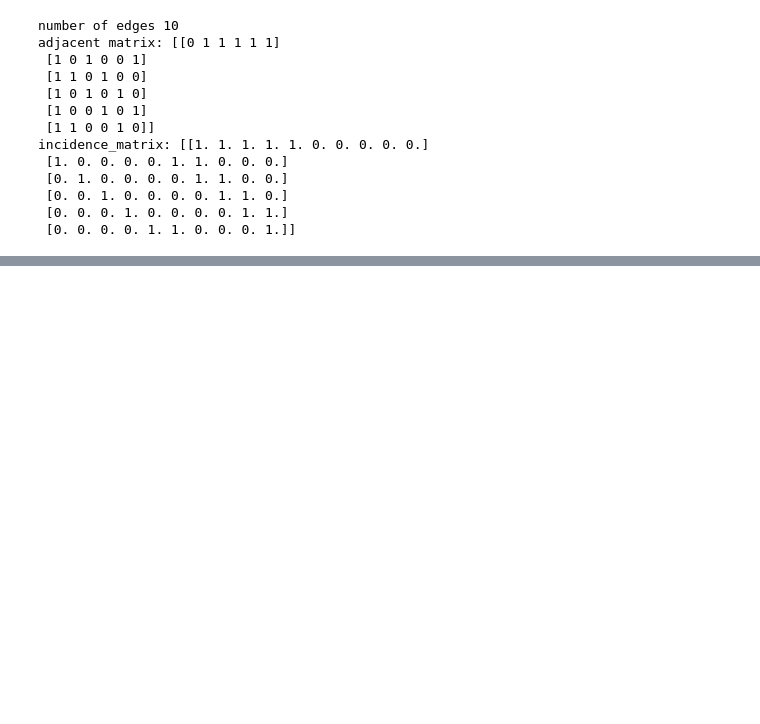
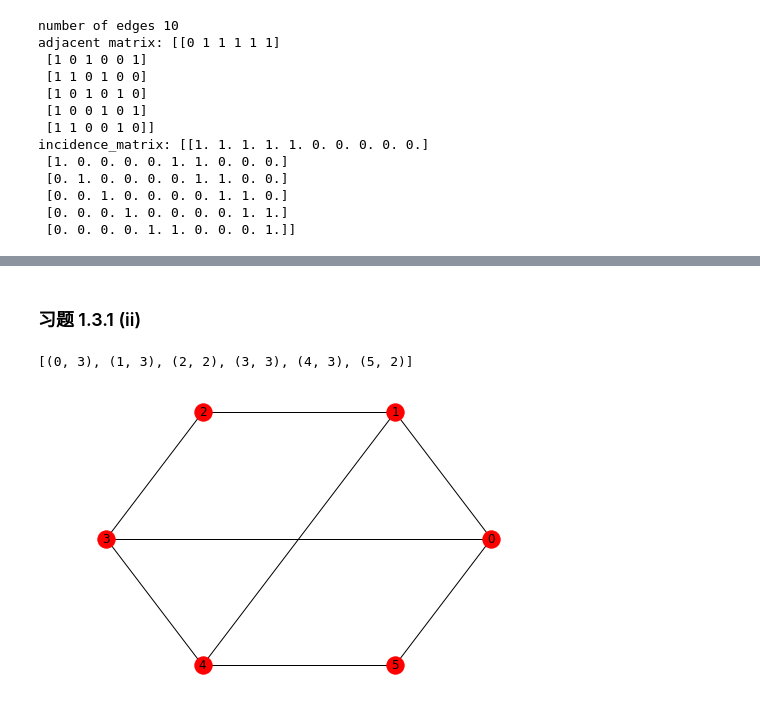
Before and after one commit to karajan1001/A_Beginners_Guide_to_Graph_Theory, a Jupyter notebook: jupyter/chapter1.ipynb, the cells around one changed output, grey strips where cells are left out. Cells and saved outputs as stored; diff of their text form; code cells hidden in the pictures; blank space fills up the shorter version.

```diff
--- a/jupyter/chapter1.ipynb
+++ b/jupyter/chapter1.ipynb
@@ -261,0 +319,12 @@ incidence_matrix: [[1. 1. 1. 1. 1. 0. 0. 0. 0. 0.]
+# %% [markdown]
+### 习题 1.3.1 (ii)
+# %%
+G = nx.Graph()
+vertices = list(range(6))
+G.add_nodes_from(vertices)
+G.add_edges_from([(0,1), (1,2), (2,3),(3,4),(4,5),(1,4),(0,3),(0,5)])
+nx.draw_circular(G, with_labels=True)
+print(G.degree)
+# %% [output]
+[(0, 3), (1, 3), (2, 2), (3, 3), (4, 3), (5, 2)]
+[figure, added]
```
Also changed, not shown: parts of 35 cells of this notebook, 2 other files.
